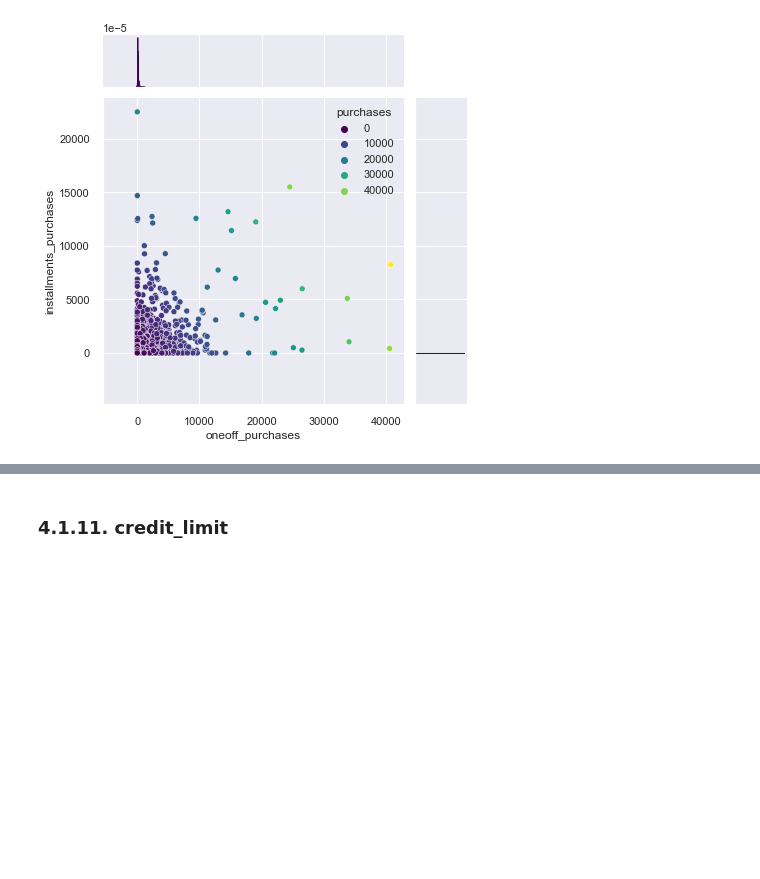
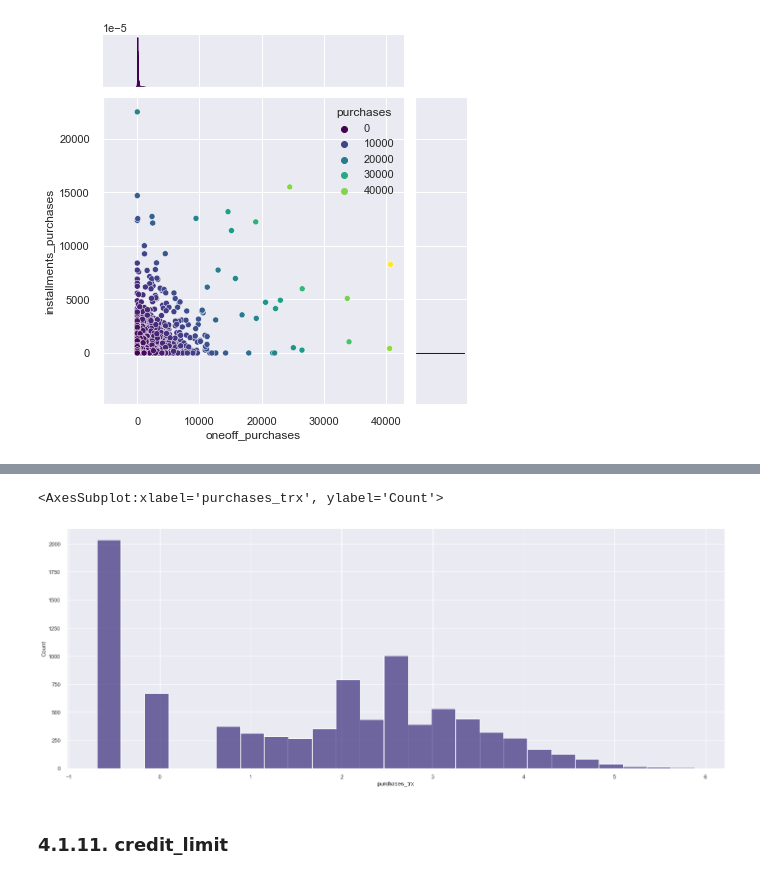
Before and after one commit to Matheus-Homem/international_bank_marketing, a Jupyter notebook: notebooks/c4_exploratory_data_analysis.ipynb, the cells around one changed output, grey strips where cells are left out. Cells and saved outputs as stored; diff of their text form; code cells hidden in the pictures; blank space fills up the shorter version.

```diff
--- a/notebooks/c4_exploratory_data_analysis.ipynb
+++ b/notebooks/c4_exploratory_data_analysis.ipynb
@@ -357,3 +374,8 @@ sns.histplot(df4['purchases_frequency'],bins=20)
+# %%
+sns.histplot(np.log(df4['purchases_trx'].apply(lambda x: x+0.5 if x==0 else x)))
+# %% [output]
+<AxesSubplot:xlabel='purchases_trx', ylabel='Count'>
+[figure, added]
 # %% [markdown]
 ### 4.1.11. credit_limit
 # %% [markdown]
```
Also changed, not shown: parts of 20 cells of this notebook.
